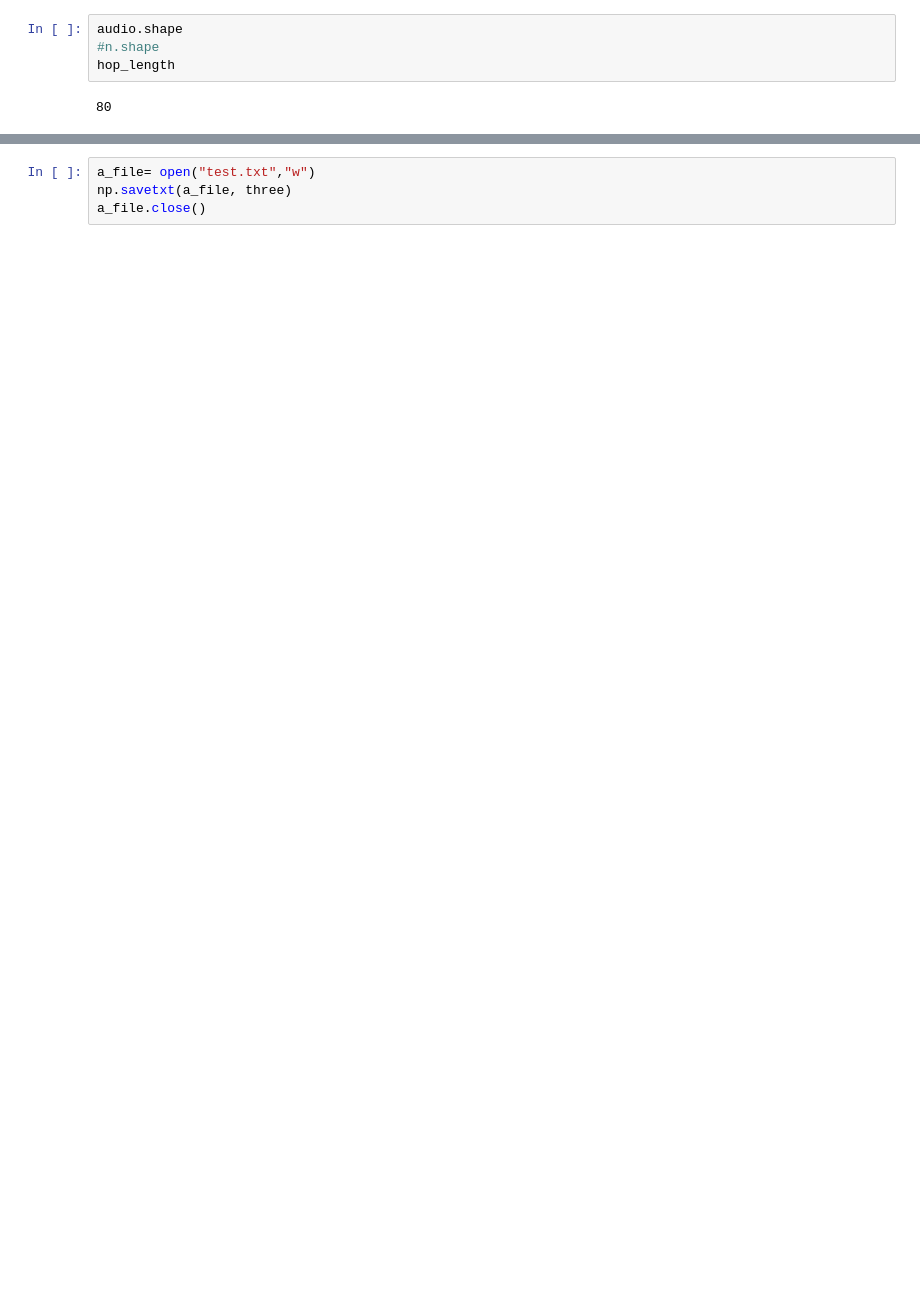
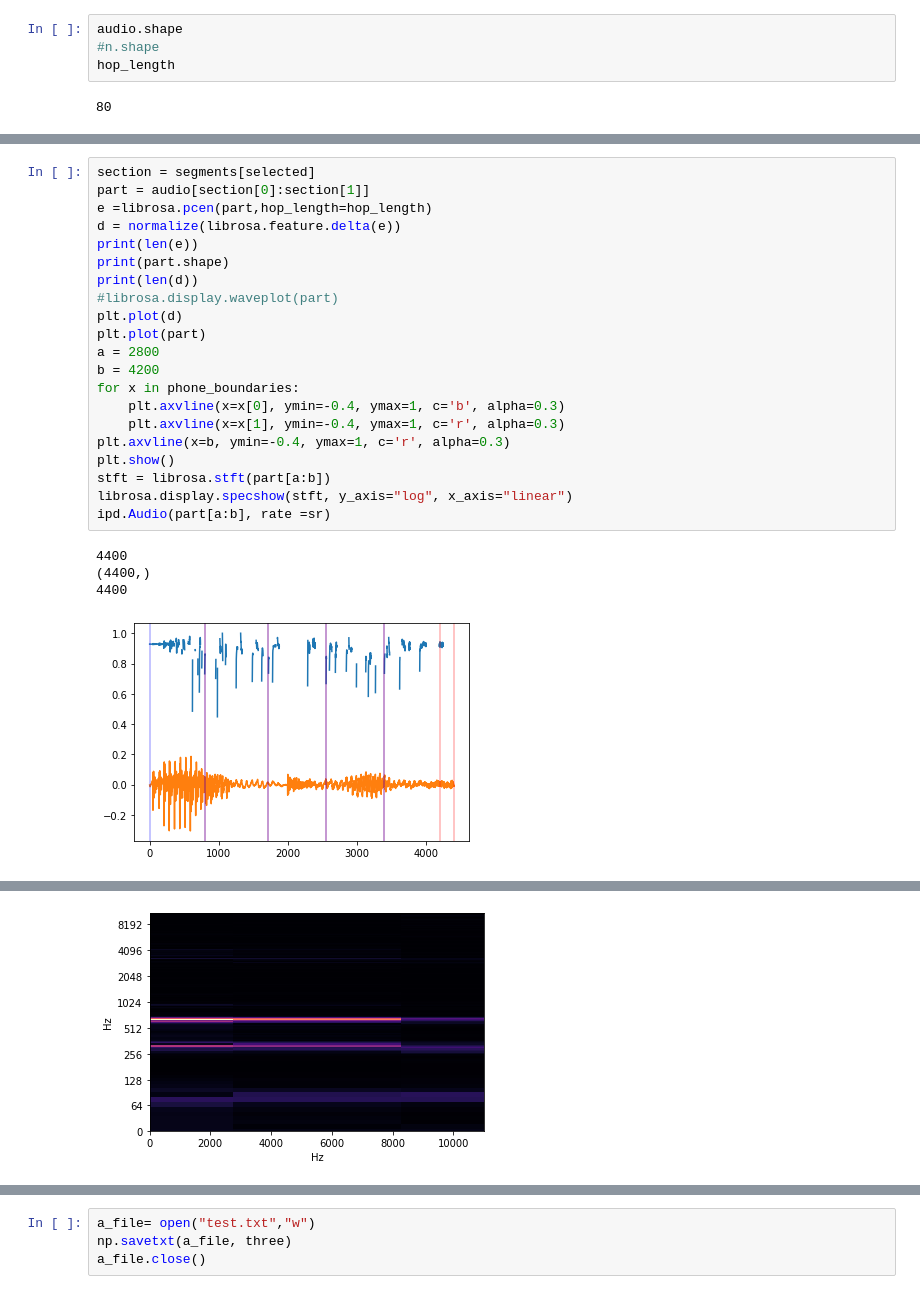
Before and after one commit to Majkil/Artefact, a Jupyter notebook: pg Split audio.ipynb, the cells around one changed output, grey strips where cells are left out. Cells and saved outputs as stored; diff of their text form; blank space fills up the shorter version.

```diff
--- a/pg Split audio.ipynb
+++ b/pg Split audio.ipynb
@@ -345,0 +177,26 @@ librosa.effects.split(audio, top_db=,  frame_length=2048, hop_length=220)
+# %%
+section = segments[selected]
+part = audio[section[0]:section[1]]
+e =librosa.pcen(part,hop_length=hop_length)
+d = normalize(librosa.feature.delta(e))
+print(len(e))
+print(part.shape)
+print(len(d))
+#librosa.display.waveplot(part)
+plt.plot(d)
+plt.plot(part)
+a = 2800
+b = 4200
+for x in phone_boundaries:
+    plt.axvline(x=x[0], ymin=-0.4, ymax=1, c='b', alpha=0.3)
+    plt.axvline(x=x[1], ymin=-0.4, ymax=1, c='r', alpha=0.3)
+plt.axvline(x=b, ymin=-0.4, ymax=1, c='r', alpha=0.3)
+plt.show()
+stft = librosa.stft(part[a:b])
+librosa.display.specshow(stft, y_axis="log", x_axis="linear")
+ipd.Audio(part[a:b], rate =sr)
+# %% [output]
+4400
+(4400,)
+4400
+[figure, added]
@@ -345,0 +204 @@ librosa.effects.split(audio, top_db=,  frame_length=2048, hop_length=220)
+[figure, added]
```
Also changed, not shown: parts of 57 cells of this notebook, 2 other files.
